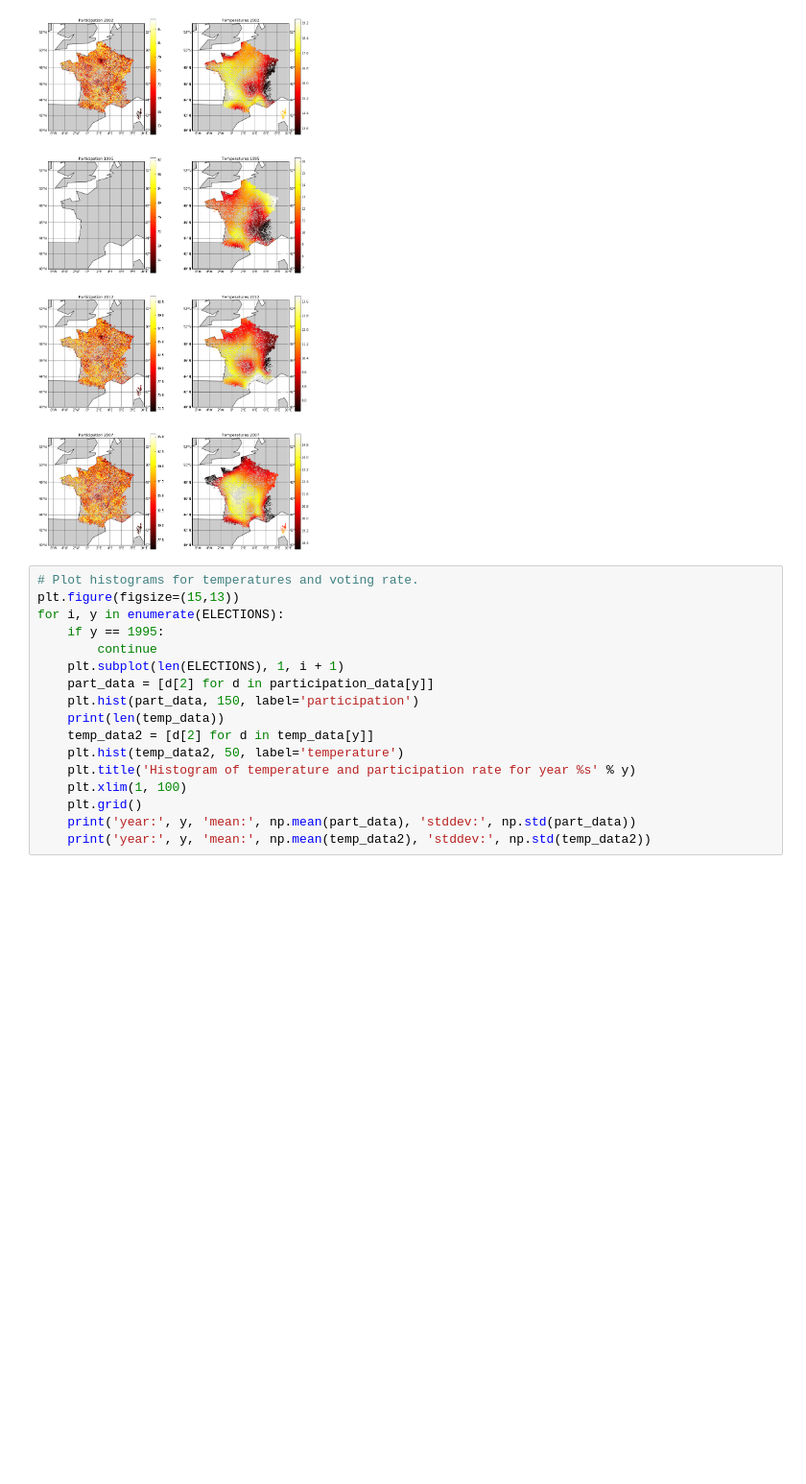
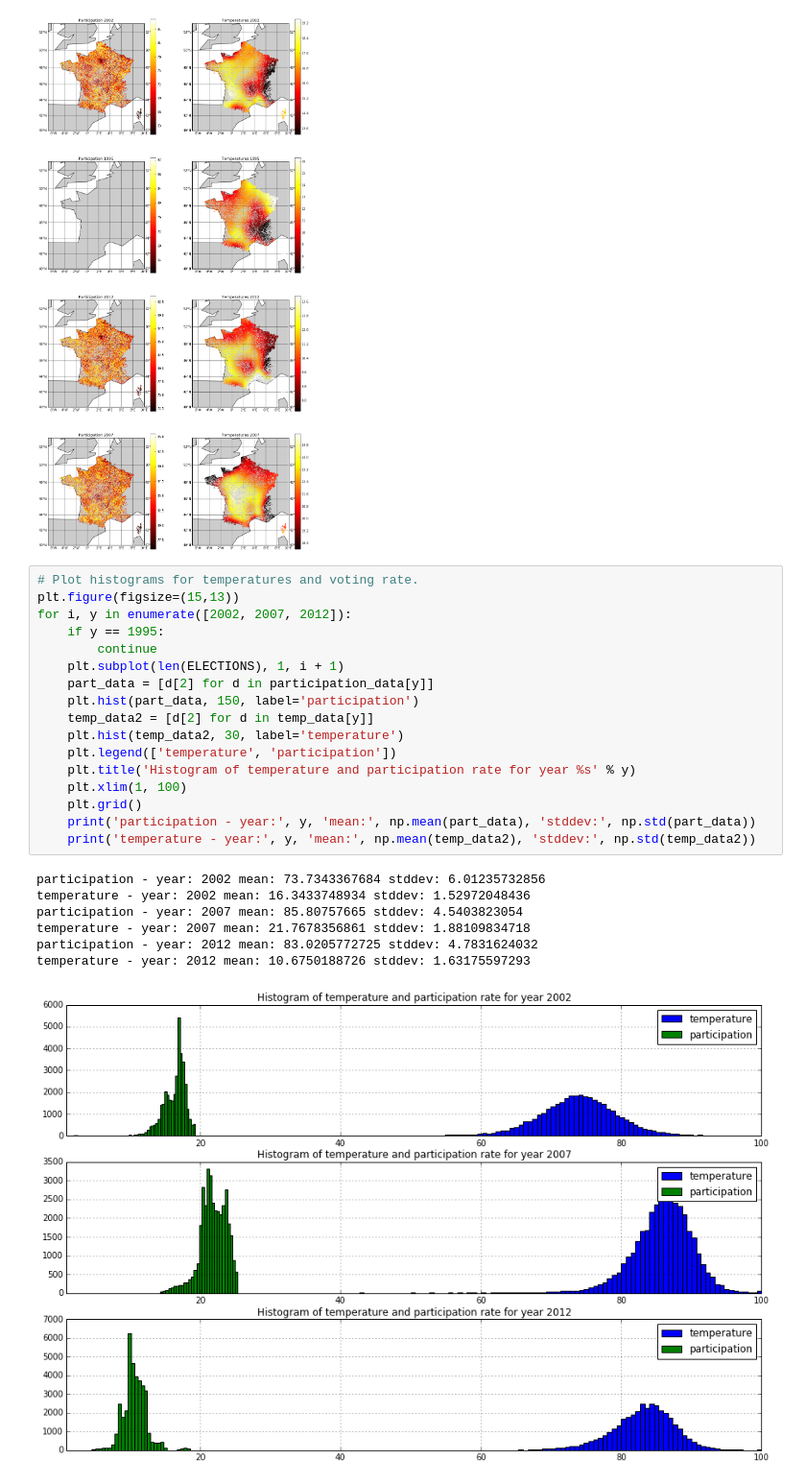
Before and after one commit to johmathe/baroque_octopus, a Jupyter notebook: cleaned_up.ipynb, the cells around one changed output. Shown at 96% size. Cells and saved outputs as stored; diff of their text form; blank space fills up the shorter version.

```diff
--- a/cleaned_up.ipynb
+++ b/cleaned_up.ipynb
@@ -318,17 +318,25 @@ mars - WARN -
 # %%
 # Plot histograms for temperatures and voting rate.
 plt.figure(figsize=(15,13))
-for i, y in enumerate(ELECTIONS):
+for i, y in enumerate([2002, 2007, 2012]):
     if y == 1995:
         continue
     plt.subplot(len(ELECTIONS), 1, i + 1)
     part_data = [d[2] for d in participation_data[y]]
     plt.hist(part_data, 150, label='participation')
-    print(len(temp_data))
     temp_data2 = [d[2] for d in temp_data[y]]
-    plt.hist(temp_data2, 50, label='temperature')
+    plt.hist(temp_data2, 30, label='temperature')
+    plt.legend(['temperature', 'participation'])
     plt.title('Histogram of temperature and participation rate for year %s' % y)
     plt.xlim(1, 100)
     plt.grid()
-    print('year:', y, 'mean:', np.mean(part_data), 'stddev:', np.std(part_data))
-    print('year:', y, 'mean:', np.mean(temp_data2), 'stddev:', np.std(temp_data2))
+    print('participation - year:', y, 'mean:', np.mean(part_data), 'stddev:', np.std(part_data))
+    print('temperature - year:', y, 'mean:', np.mean(temp_data2), 'stddev:', np.std(temp_data2))
+# %% [output]
+participation - year: 2002 mean: 73.7343367684 stddev: 6.01235732856
+temperature - year: 2002 mean: 16.3433748934 stddev: 1.52972048436
+participation - year: 2007 mean: 85.80757665 stddev: 4.5403823054
+temperature - year: 2007 mean: 21.7678356861 stddev: 1.88109834718
+participation - year: 2012 mean: 83.0205772725 stddev: 4.7831624032
+temperature - year: 2012 mean: 10.6750188726 stddev: 1.63175597293
+[figure, added]
```
